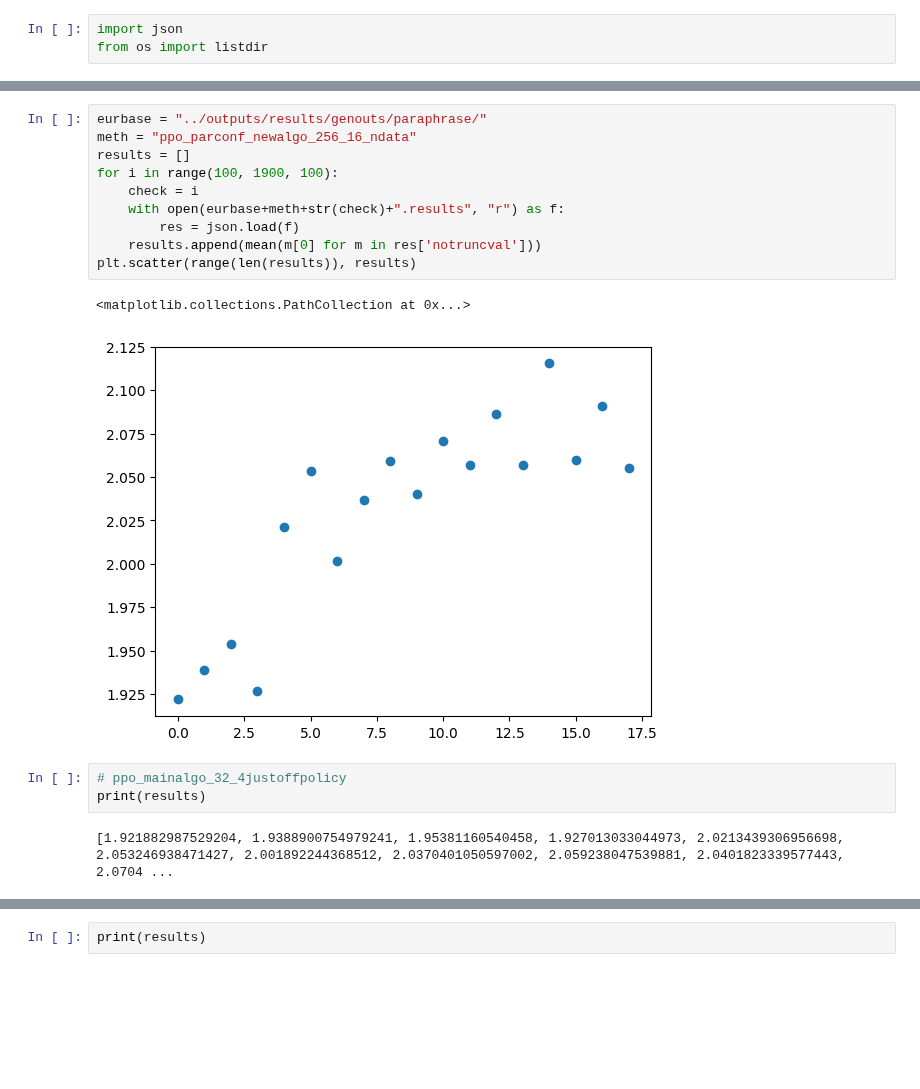
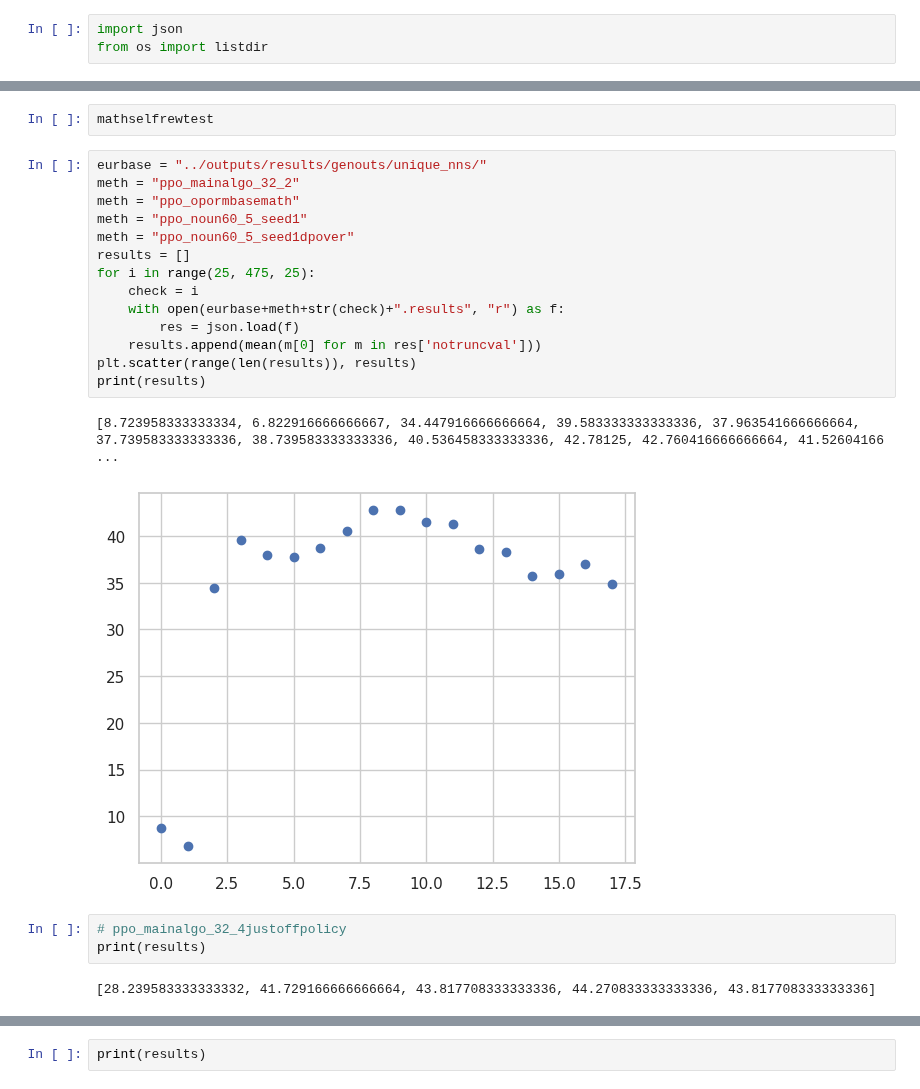
Before and after one commit to PrasannS/d2po, a Jupyter notebook: notebooks/trainlog_analysis.ipynb, the cells around one changed output, grey strips where cells are left out. Drawn from its saved outputs; the diff is of its cells as text; blank space fills up the shorter version.

Commit message:
New plotting code and results, almost finished with this round

```diff
--- a/notebooks/trainlog_analysis.ipynb
+++ b/notebooks/trainlog_analysis.ipynb
@@ -581,20 +642,26 @@ from os import listdir
+# %%
+mathselfrewtest
 # %%
-eurbase = "../outputs/results/genouts/paraphrase/"
-meth = "ppo_parconf_newalgo_256_16_ndata"
+eurbase = "../outputs/results/genouts/unique_nns/"
+meth = "ppo_mainalgo_32_2"
+meth = "ppo_opormbasemath"
+meth = "ppo_noun60_5_seed1"
+meth = "ppo_noun60_5_seed1dpover"
 results = []
-for i in range(100, 1900, 100):
+for i in range(25, 475, 25):
     check = i
     with open(eurbase+meth+str(check)+".results", "r") as f:
         res = json.load(f)
     results.append(mean(m[0] for m in res['notruncval']))
 plt.scatter(range(len(results)), results)
+print(results)
 # %% [output]
-<matplotlib.collections.PathCollection at 0x...>
+[8.723958333333334, 6.822916666666667, 34.447916666666664, 39.583333333333336, 37.963541666666664, 37.739583333333336, 38.739583333333336, 40.536458333333336, 42.78125, 42.760416666666664, 41.52604166 ...
-[figure, old version]
+[figure, new version]
 # %%
 # ppo_mainalgo_32_4justoffpolicy
 print(results)
 # %% [output]
-[1.921882987529204, 1.9388900754979241, 1.95381160540458, 1.927013033044973, 2.0213439306956698, 2.053246938471427, 2.001892244368512, 2.0370401050597002, 2.059238047539881, 2.0401823339577443, 2.0704 ...
+[28.239583333333332, 41.729166666666664, 43.817708333333336, 44.270833333333336, 43.817708333333336]
 # %%
 eurbase = "../outputs/results/genouts/math/"
```
Also changed, not shown: parts of 12 cells of this notebook, 15 other files.
